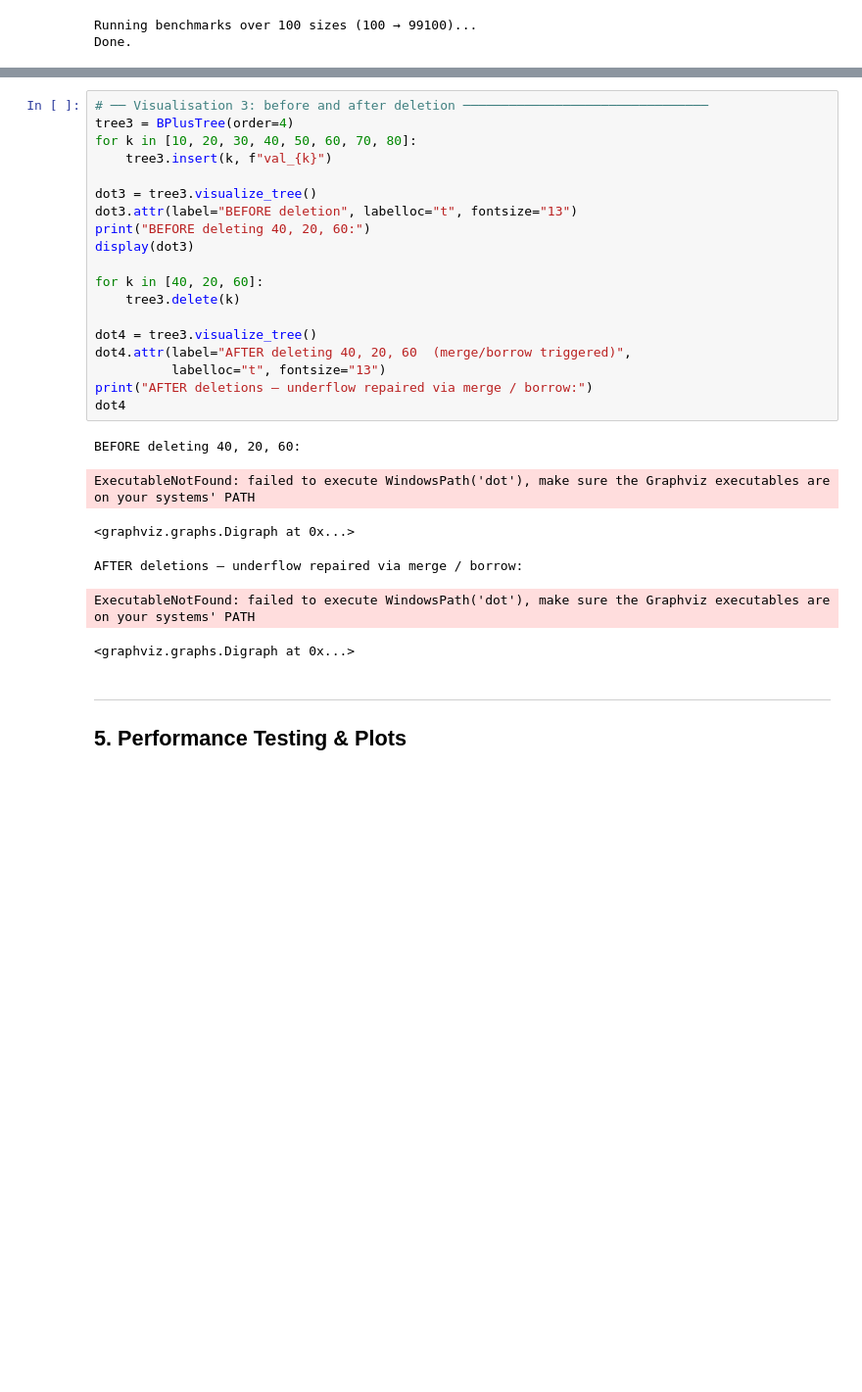
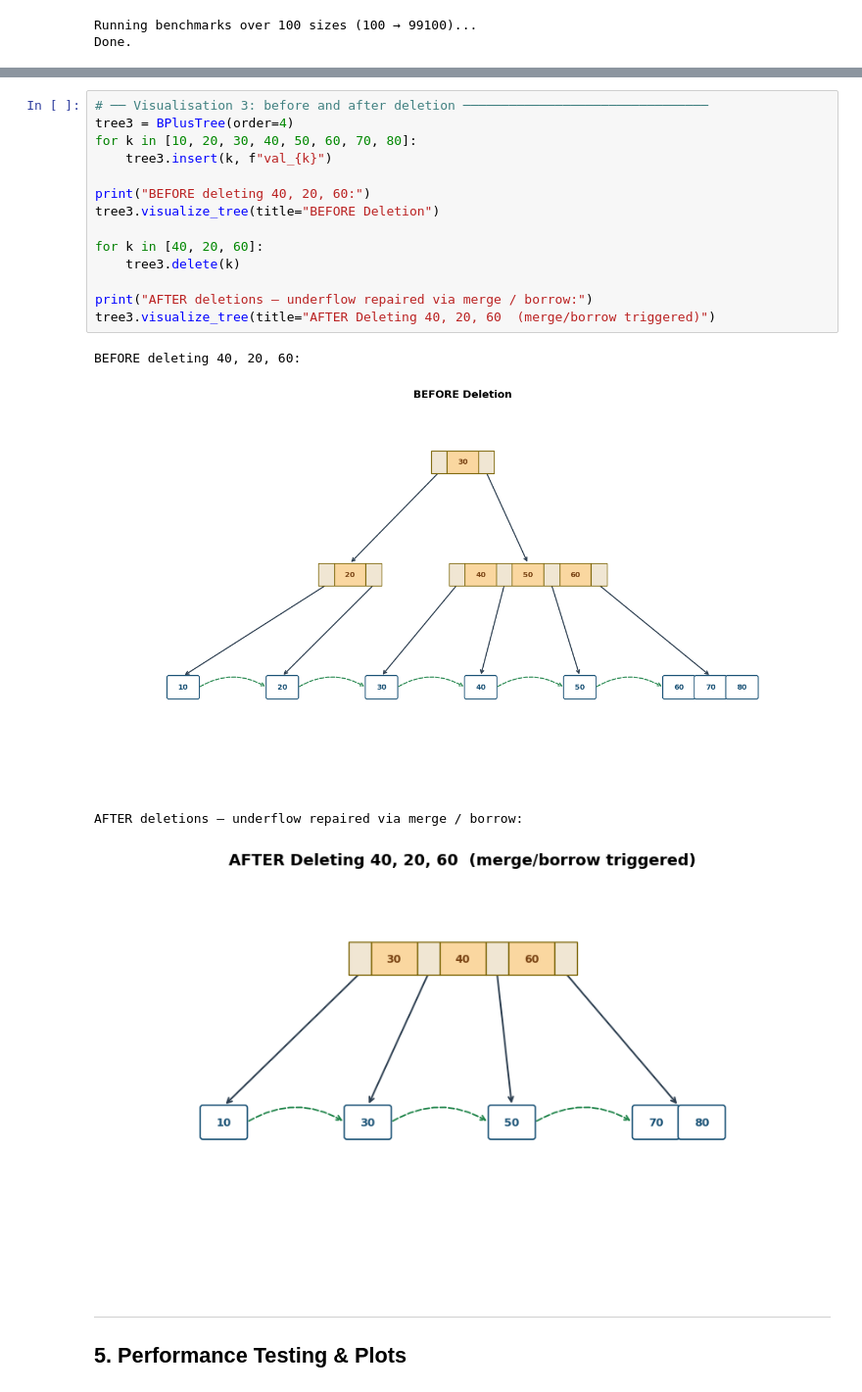
Before and after one commit to nachiketpatil0105/stay_ease, a Jupyter notebook: CS432_Track1_Submission/Module_A/report.ipynb, the cells around one changed output, grey strips where cells are left out. Shown at 98% size. Drawn from its saved outputs; the diff is of its cells as text; blank space fills up the shorter version.

```diff
--- a/CS432_Track1_Submission/Module_A/report.ipynb
+++ b/CS432_Track1_Submission/Module_A/report.ipynb
@@ -957,29 +1031,22 @@ ExecutableNotFound: failed to execute WindowsPath('dot'), make sure the Graphviz
 # %%
 # ── Visualisation 3: before and after deletion ────────────────────────────────
 tree3 = BPlusTree(order=4)
 for k in [10, 20, 30, 40, 50, 60, 70, 80]:
     tree3.insert(k, f"val_{k}")
 
-dot3 = tree3.visualize_tree()
-dot3.attr(label="BEFORE deletion", labelloc="t", fontsize="13")
 print("BEFORE deleting 40, 20, 60:")
-display(dot3)
+tree3.visualize_tree(title="BEFORE Deletion")
 
 for k in [40, 20, 60]:
     tree3.delete(k)
 
-dot4 = tree3.visualize_tree()
-dot4.attr(label="AFTER deleting 40, 20, 60  (merge/borrow triggered)",
-          labelloc="t", fontsize="13")
 print("AFTER deletions — underflow repaired via merge / borrow:")
-dot4
+tree3.visualize_tree(title="AFTER Deleting 40, 20, 60  (merge/borrow triggered)")
 # %% [output]
 BEFORE deleting 40, 20, 60:
+[figure, added]
-ExecutableNotFound: failed to execute WindowsPath('dot'), make sure the Graphviz executables are on your systems' PATH
+AFTER deletions — underflow repaired via merge / borrow:
-<graphviz.graphs.Digraph at 0x...>
-AFTER deletions — underflow repaired via merge / borrow:
-ExecutableNotFound: failed to execute WindowsPath('dot'), make sure the Graphviz executables are on your systems' PATH
-<graphviz.graphs.Digraph at 0x...>
+[figure, added]
 # %% [markdown]
 ---
 ## 5. Performance Testing & Plots
```
Also changed, not shown: parts of 9 cells of this notebook.
